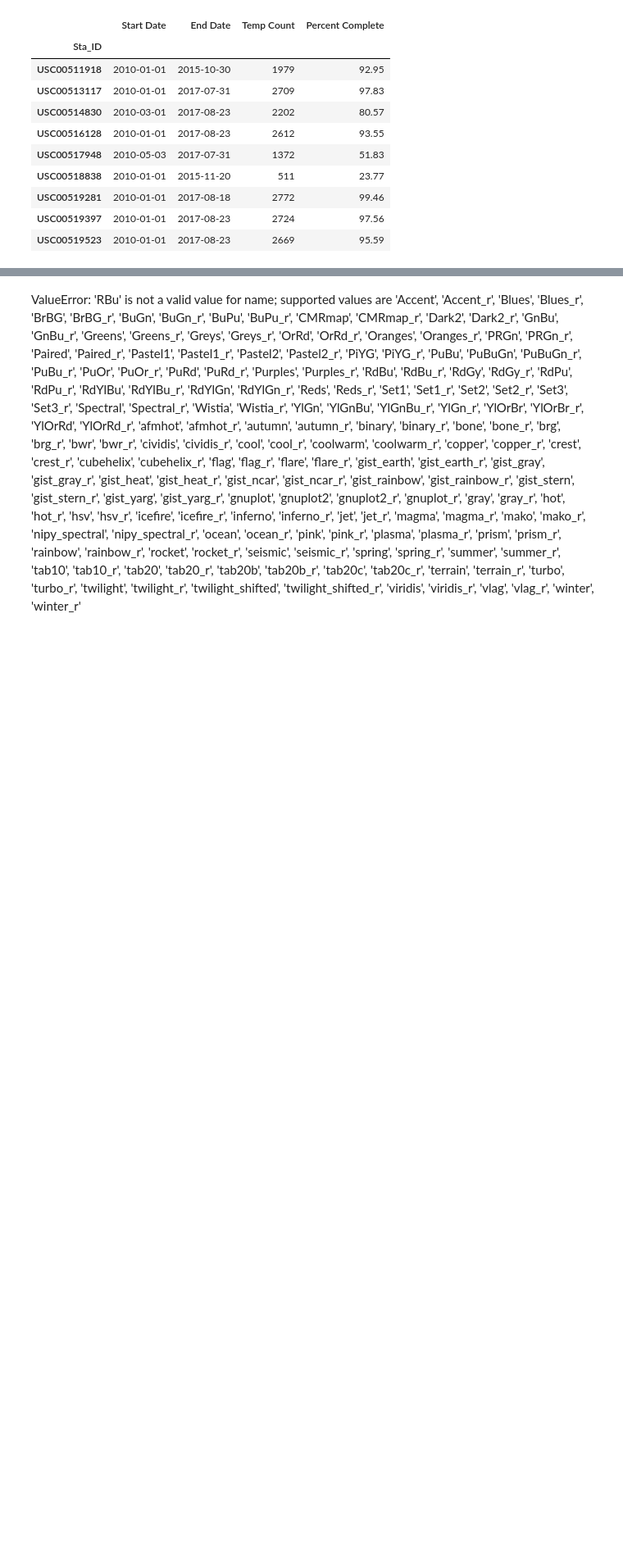
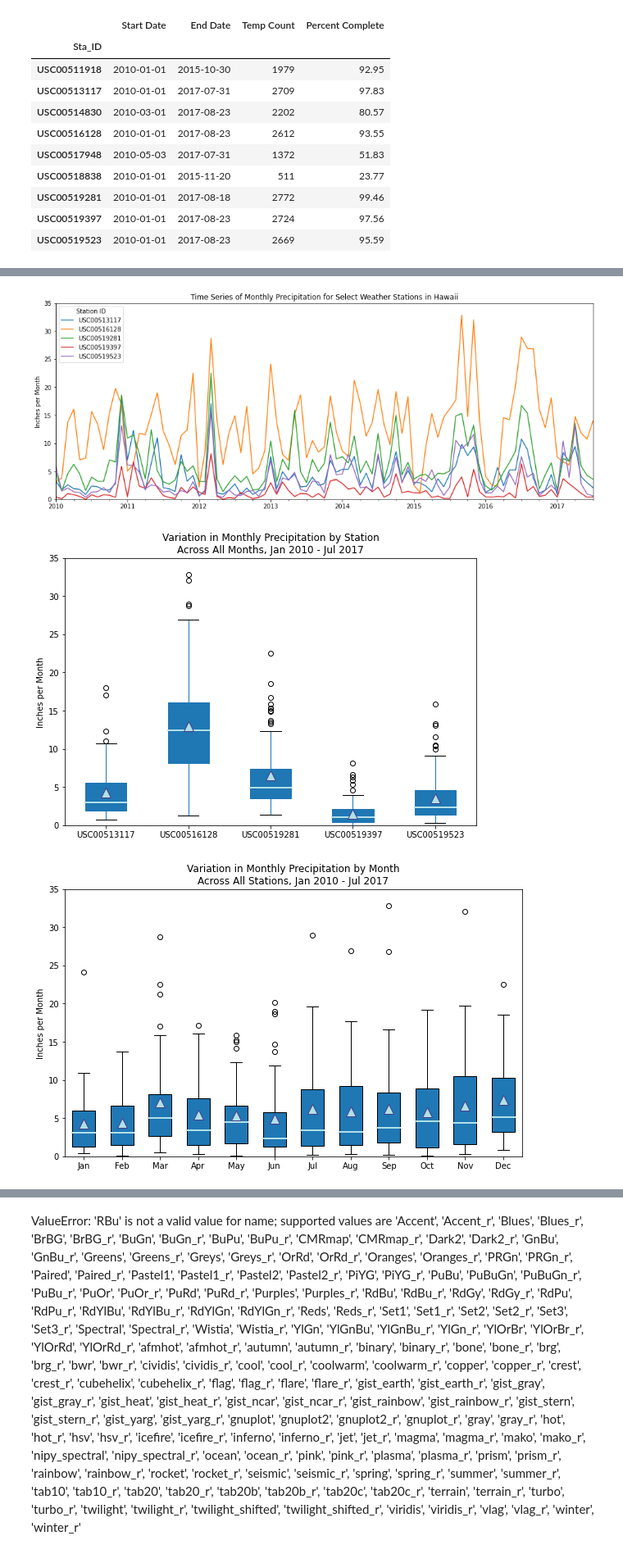
Before and after one commit to Earthscott/sqlalchemy-challenge, a Jupyter notebook: surfs_up_scottjob.ipynb, the cells around one changed output, grey strips where cells are left out. Shown at 82% size. Drawn from its saved outputs; the diff is of its cells as text; code cells hidden in the pictures; blank space fills up the shorter version.

```diff
--- a/surfs_up_scottjob.ipynb
+++ b/surfs_up_scottjob.ipynb
@@ -409,0 +379,13 @@ AttributeError: 'list' object has no attribute 'month'
+# %%
+df_prec_count = pd.pivot_table(df_meas, values='Prec', index='Year_Mo', columns='Sta_ID', aggfunc='count')
+df_prec_pcnt = df_prec_count.divide(s_daysinmonth, axis=0)
+
+cm = sns.light_palette("darkred", as_cmap=True).reversed()
+display(df_prec_pcnt.style.background_gradient(cmap=cm, axis=None))
+
+df_prec_sum = pd.pivot_table(df_meas, values='Prec', index='Year_Mo', columns='Sta_ID', aggfunc='sum')
+df_prec_sum = df_prec_sum.divide(df_prec_pcnt, axis=0)
+
+sta_keep = ['USC00513117','USC00516128','USC00519281','USC00519397','USC00519523']
+df_prec_sum = df_prec_sum[sta_keep]
+display(df_prec_sum.style.background_gradient(cmap='YlGnBu'))
@@ -409,0 +429,34 @@ AttributeError: 'list' object has no attribute 'month'
+# %%
+ax = df_prec_sum.plot(figsize=(16,6), ylim=(0,35), xlabel='', ylabel='Inches per Month',
+                 title='Time Series of Monthly Precipitation for Select Weather Stations in Hawaii')
+ax.legend(title='Station ID')
+plt.show();
+
+medianprops = {'linewidth':2, 'color':'PowderBlue'}
+meanprops = {'markersize':12, 'markerfacecolor':'PowderBlue', 'markeredgecolor':'DarkSlateBlue'}
+df_prec_sum.plot.box(medianprops=medianprops, showmeans=True, meanprops=meanprops, figsize=(9,6),
+                     patch_artist=True, ylabel='Inches per Month', ylim=(0,35),
+                     title='Variation in Monthly Precipitation by Station\nAcross All Months, Jan 2010 - Jul 2017');
+plt.show();
+
+
+df_prec_sum_stack = df_prec_sum.stack()
+gb_prec_mo = df_prec_sum_stack.groupby(lambda x: x.strftime("%b"), level='Year_Mo', sort=False)
+
+labels = []
+groups = []
+for name, grp in gb_prec_mo:
+    labels.append(name)
+    groups.append(grp.values)
+
+fig, ax = plt.subplots(figsize=(10,6))
+ax.boxplot(groups, patch_artist=True, labels=labels, showmeans=True, medianprops=medianprops,
+           meanprops=meanprops, widths=0.6)
+ax.set_ylim(0,35)
+ax.set_ylabel('Inches per Month')
+ax.set_title('Variation in Monthly Precipitation by Month\nAcross All Stations, Jan 2010 - Jul 2017')
+plt.show();
+# %% [output]
+[figure, added]
+[figure, added]
+[figure, added]
```
Also changed, not shown: parts of 14 cells of this notebook.
